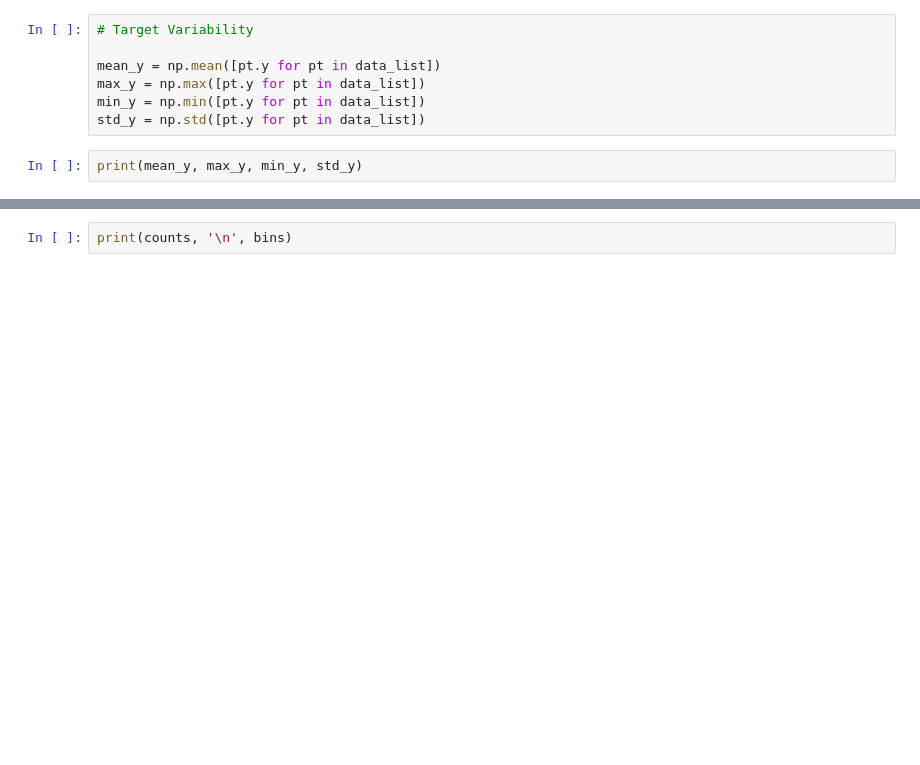
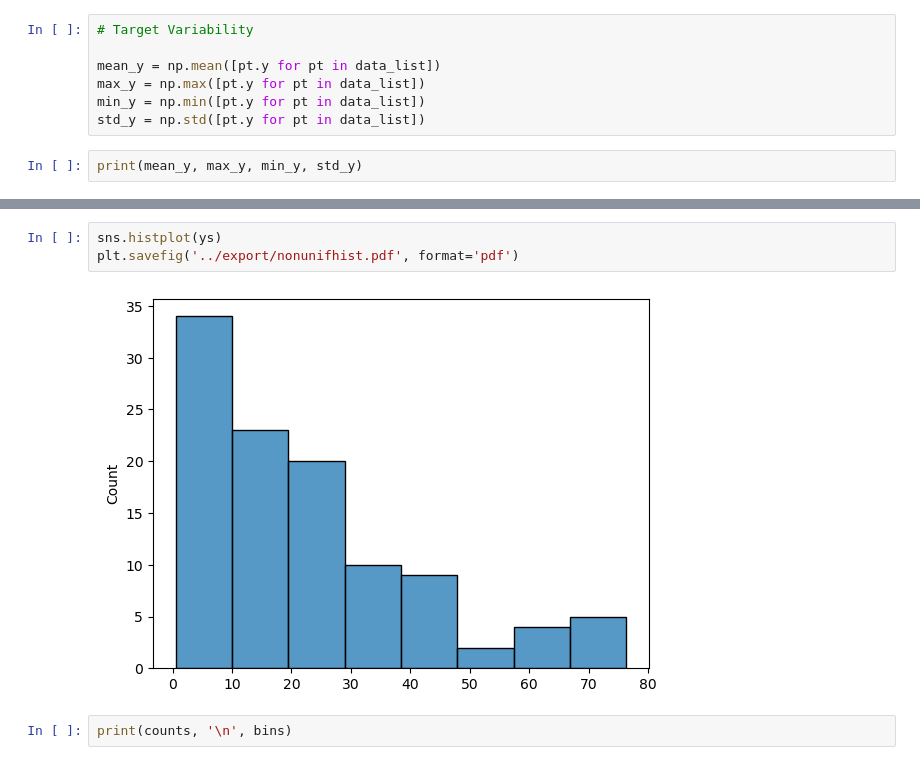
Before and after one commit to rhoP/MLgSA_GCNN, a Jupyter notebook: anal/Analysis.ipynb, the cells around one changed output, grey strips where cells are left out. Drawn from its saved outputs; the diff is of its cells as text; blank space fills up the shorter version.

```diff
--- a/anal/Analysis.ipynb
+++ b/anal/Analysis.ipynb
@@ -129,3 +133,8 @@ plt.hist(ys)
+# %%
+sns.histplot(ys)
+plt.savefig('../export/nonunifhist.pdf', format='pdf')
+# %% [output]
+[figure, added]
 # %%
 print(counts, '\n', bins)
 # %%
```
Also changed, not shown: parts of 29 cells of this notebook, 1 other file.
